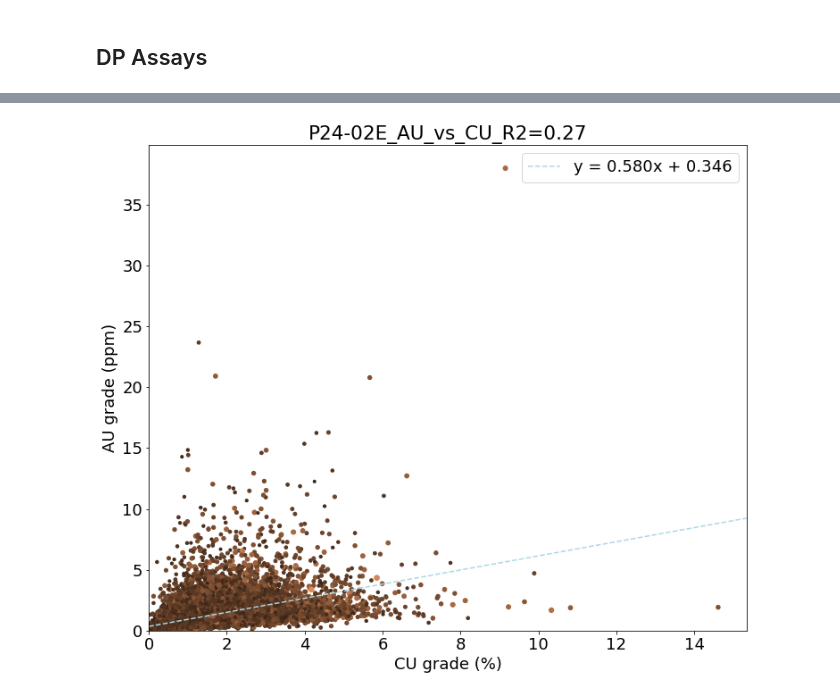
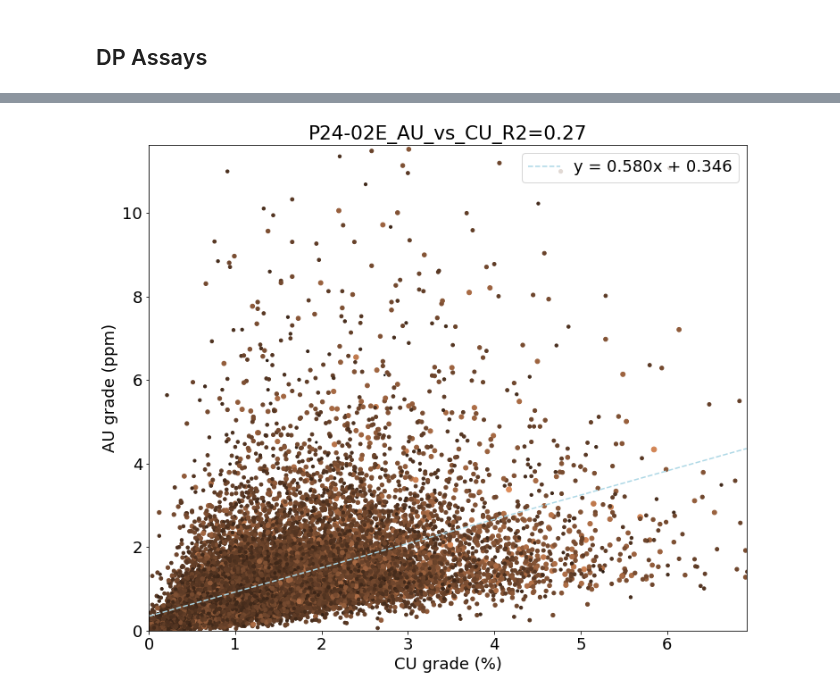
Before and after one commit to jouytrew/masters_pfti, a Jupyter notebook: notebooks/grade_analysis_compare_dp_pcbc.ipynb, the cells around one changed output, grey strips where cells are left out. Cells and saved outputs as stored; diff of their text form; code cells hidden in the pictures.

```diff
--- a/notebooks/grade_analysis_compare_dp_pcbc.ipynb
+++ b/notebooks/grade_analysis_compare_dp_pcbc.ipynb
@@ -18,7 +18,7 @@ from clean import PCBCCleaner, DrawPointAssayCleaner, DrawPointCoordCleaner
 # import plotter
 
 output_dir = "../outputs/grade_analysis_compare_dp_pcbc/"
-SAVE = True
+SAVE = False
 
 plt.rcParams.update(
     {
@@ -170,19 +172,28 @@ for dhid in assay_dhids:
 # %%
 # Perform the same code but for the master dataset
 
 fig = plt.figure()
 fig.set_size_inches(12, 10)
 ax = fig.add_subplot()
 
 w, x, y = assay_df['weight'], assay_df['CU'], assay_df['AU']
 
 ax.cla()
 r2 = plot_au_vs_cu(ax, w, x, y, dhid=dhid, min_s=0.2, max_s=48)
 
+# ax.set_xscale('log', base=2)
+# ax.set_yscale('log', base=2)
+
+ax.set_xlim(0, np.percentile(x, 99.9))
+ax.set_ylim(0, np.percentile(y, 99.9))
+
+# ax.set_xlim(2**-2, 2**4)
+# ax.set_ylim(2**-2, 2**4)
+
 if SAVE:
     save_loc = output_dir + f'master/'
     if not os.path.exists(save_loc):
         os.makedirs(save_loc)
     fig.savefig(save_loc + f'master_DP_R2={r2:.2f}.svg', format='svg')
 # %% [output]
-[figure, old version]
+[figure, new version]
```
Also changed, not shown: parts of 2 cells of this notebook, 3 other files.
